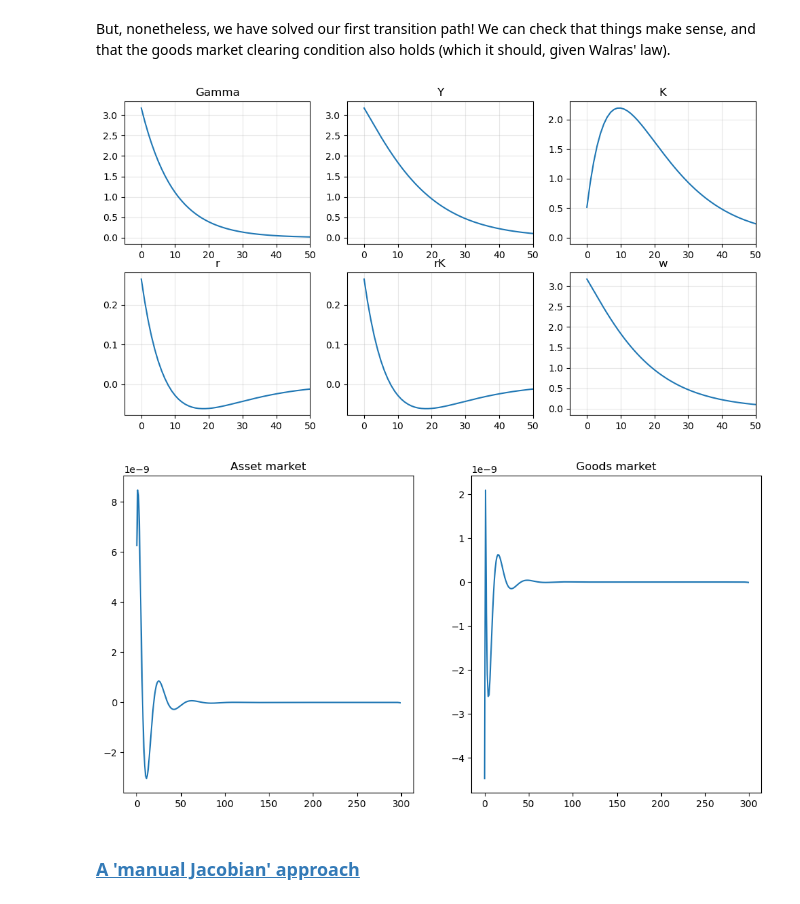
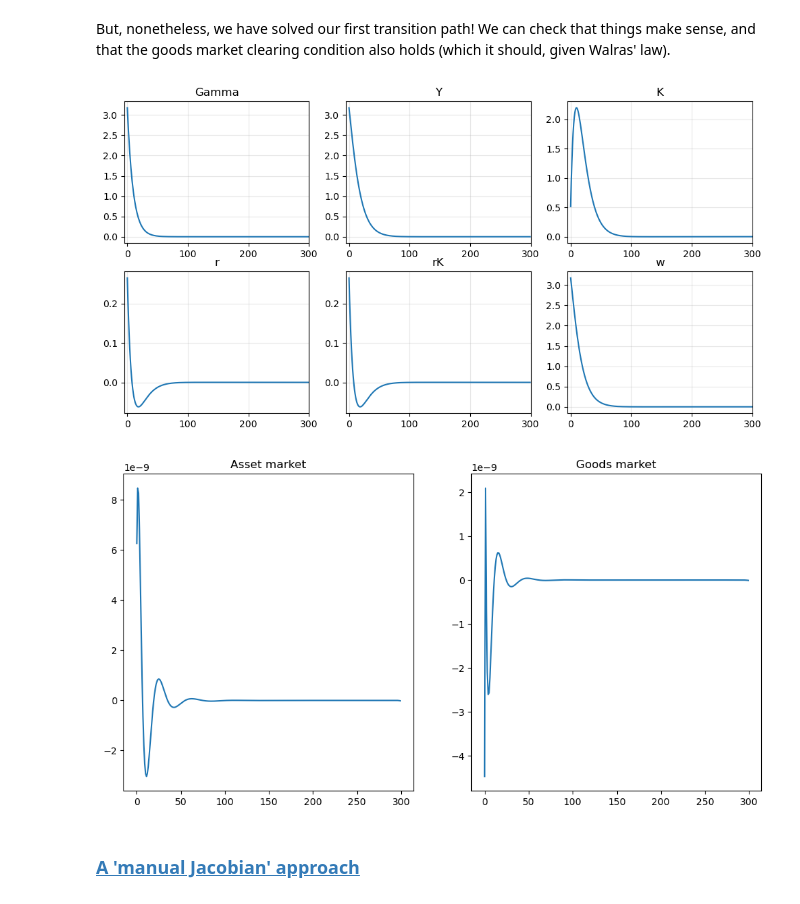
Before and after one commit to NumEconCopenhagen/AdvMacroHet, a Jupyter notebook: 05-06-Transition-Path/HANC-example/Transition-Manually.ipynb, the cells around one changed output. Drawn from its saved outputs; the diff is of its cells as text; code cells hidden in the pictures.

```diff
--- a/05-06-Transition-Path/HANC-example/Transition-Manually.ipynb
+++ b/05-06-Transition-Path/HANC-example/Transition-Manually.ipynb
@@ -335,10 +373,10 @@ To solve for the general equilibrium following an exogenous shock, we need to fi
 
 First, let us define a new `firm` function that returns `r`, `w`, `Y`, and `I`, for a path of `K`. Note that we need to account for the timing of production: $Y_t$ depends on $K_{t-1}$.
 # %%
-def firm(K, Gamma, K_ss, par):
+def firm(K, Gamma, K_init, par):
     K_vec = K.copy()
     K_vec[1:] = K[:-1]
-    K_vec[0] = K_ss # K_vec is a vector of K_{t-1}
+    K_vec[0] = K_init # K_vec is a vector of K_{t-1}
 
     Y = Gamma * K_vec**par.alpha # Y is a vector of K_t
     I = K - (1-par.delta) * K_vec
@@ -431,32 +499,32 @@ But, nonetheless, we have solved our first transition path! We can check that th
 # %%
 fig, axes = plt.subplots(2, 3, figsize=(12, 6))
 
 axes[0, 0].plot((Gamma_shock-par.Gamma)/par.Gamma * 100)
 axes[0, 0].set_title('Gamma')
 axes[0, 1].plot((Y_trans-Y_ss)/Y_ss * 100)
 axes[0, 1].set_title('Y')
 axes[0, 2].plot((K_trans-K_ss)/K_ss * 100)
 axes[0, 2].set_title('K')
 axes[1, 0].plot((r_trans-r_ss)* 100)
 axes[1, 0].set_title('r')
 axes[1, 1].plot((r_trans-r_ss)* 100)
 axes[1, 1].set_title('rK')
 axes[1, 2].plot((w_trans-w_ss) / w_ss* 100)
 axes[1, 2].set_title('w')
 for ax in axes.flat:
-    ax.set_xlim(-5, 50)
+    ax.set_xlim(-5, 300)
     ax.grid(True, alpha =0.3)
 plt.show()
 
 
 fig, axes = plt.subplots(1, 2, figsize=(12, 6))
 axes[0].plot(A_trans-K_trans)
 axes[0].set_title('Asset market')
 axes[1].plot(Y_trans - C_trans - I_trans)
 axes[1].set_title('Goods market')
 plt.show()
 # %% [output]
-[figure, old version]
+[figure, new version]
 [figure]
 # %% [markdown]
 ### <a id='toc1_3_2_'></a>[A 'manual Jacobian' approach](#toc0_)
```
Also changed, not shown: parts of 14 cells of this notebook, 5 other files.
